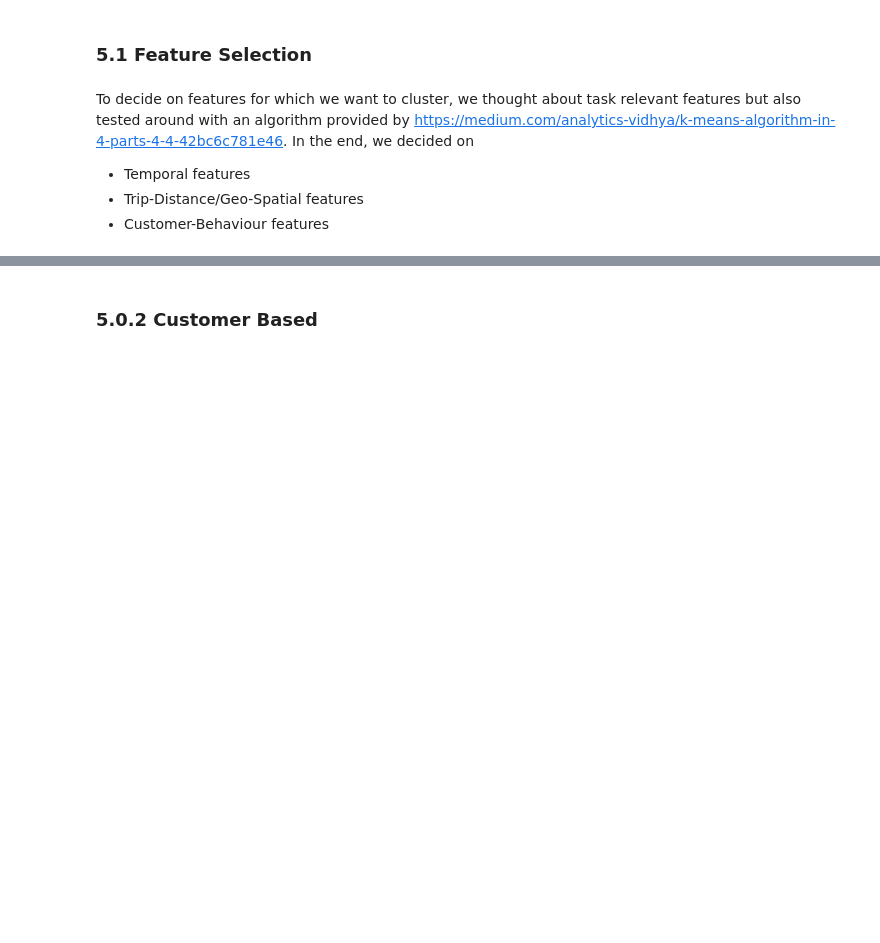
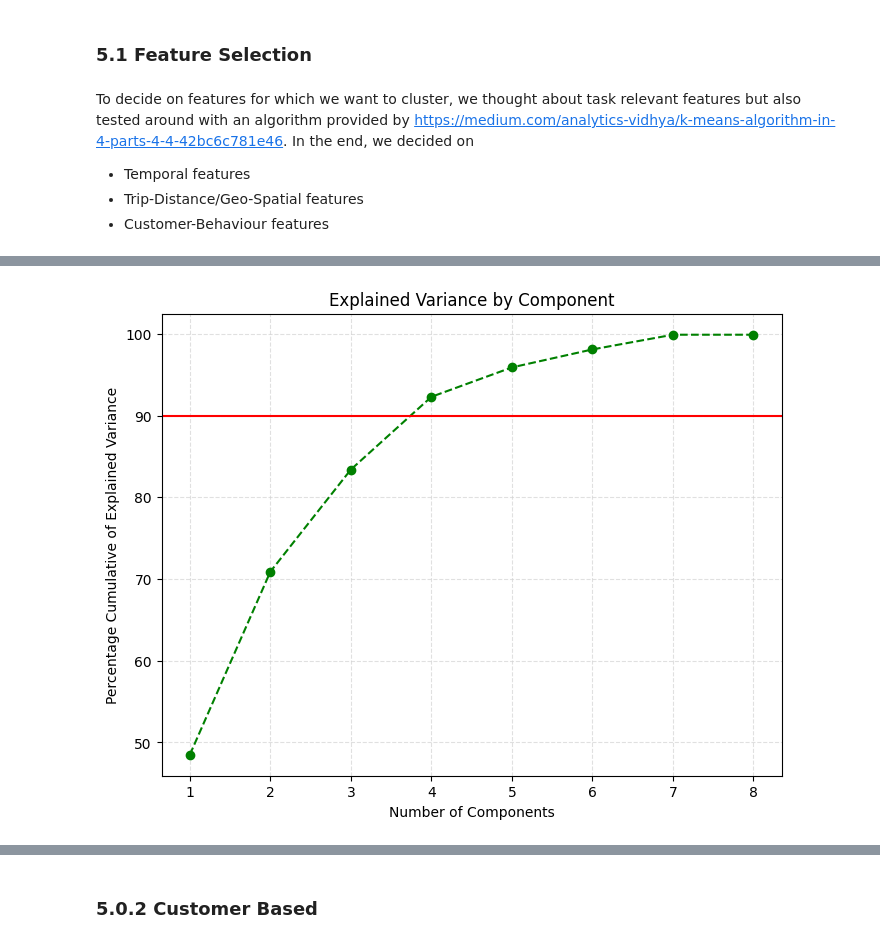
Before and after one commit to madxox/AAA_Teamassignment, a Jupyter notebook: 03_cluster_analysis.ipynb, the cells around one changed output, grey strips where cells are left out. Drawn from its saved outputs; the diff is of its cells as text; code cells hidden in the pictures; blank space fills up the shorter version.

```diff
--- a/03_cluster_analysis.ipynb
+++ b/03_cluster_analysis.ipynb
@@ -480,0 +529,8 @@ CLUSTER_NUMBER = 4
+# %%
+# Scale df
+scaler = StandardScaler()
+df_selection_scaled = scaler.fit_transform(df_selection)
+# %%
+number_of_componentsPCA(df_selection_scaled)
+# %% [output]
+[figure, added]
```
Also changed, not shown: parts of 72 cells of this notebook, 1 other file.
